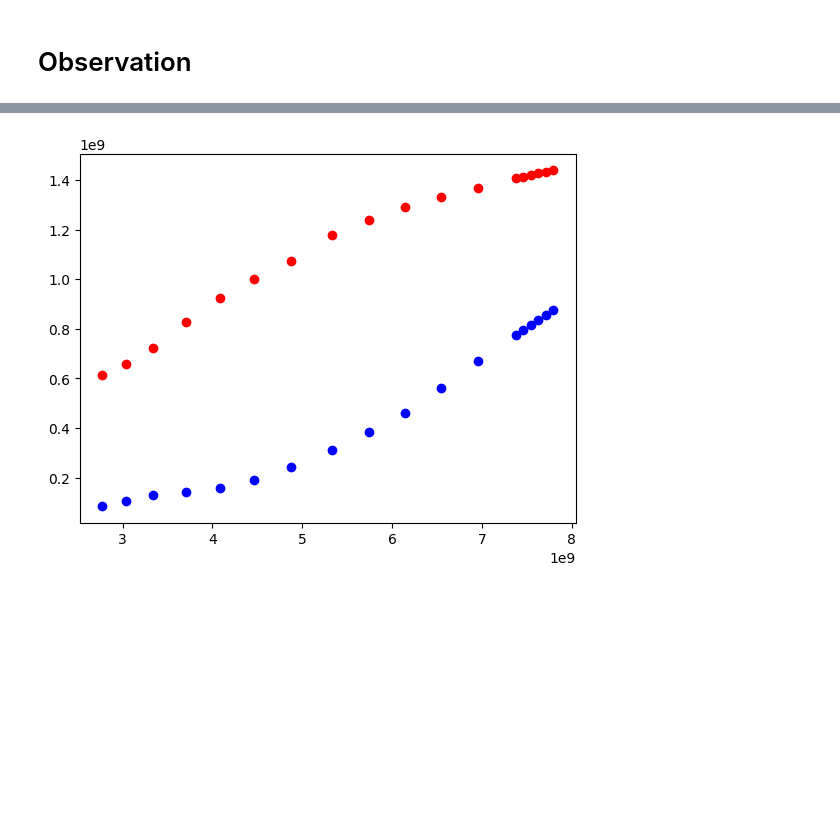
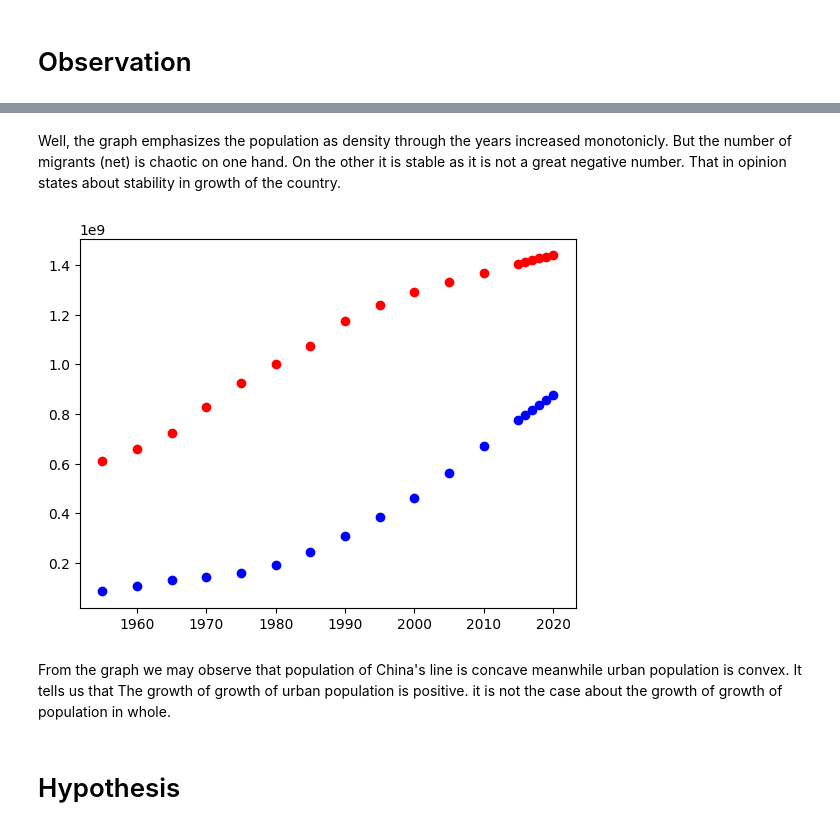
Before and after one commit to sashaukhanov/filka, a Jupyter notebook: hw.ipynb, the cells around one changed output, grey strips where cells are left out. Saved outputs shown, nothing was run; the diff lists cells and outputs as text; code cells hidden in the pictures; blank space fills up the shorter version.

```diff
--- a/hw.ipynb
+++ b/hw.ipynb
@@ -145,6 +144,15 @@ fig.show()
+# %% [markdown]
+Well, the graph emphasizes the population as density through the years increased monotonicly.
+But the number of migrants (net) is chaotic on one hand. On the other it is stable as it is not a great negative number.
+That in opinion states about stability in growth of the country.
 # %%
-plt.scatter(x=df['World Population'], y=df['Population'], color='red')
-plt.scatter(x=df['World Population'], y=df['Urban Population'], color='blue')
+plt.scatter(x=df['Year'], y=df['Population'], color='red')
+
+plt.scatter(x=df['Year'], y=df['Urban Population'], color='blue')
 plt.show()
 # %% [output]
-[figure, old version]
+[figure, new version]
+# %% [markdown]
+From the graph we may observe that population of China's line is concave meanwhile urban population is convex. It tells us that The growth of growth of urban population is positive. it is not the case about the growth of growth of population in whole.
+# %% [markdown]
+# Hypothesis
```
Also changed, not shown: parts of 2 cells of this notebook.
